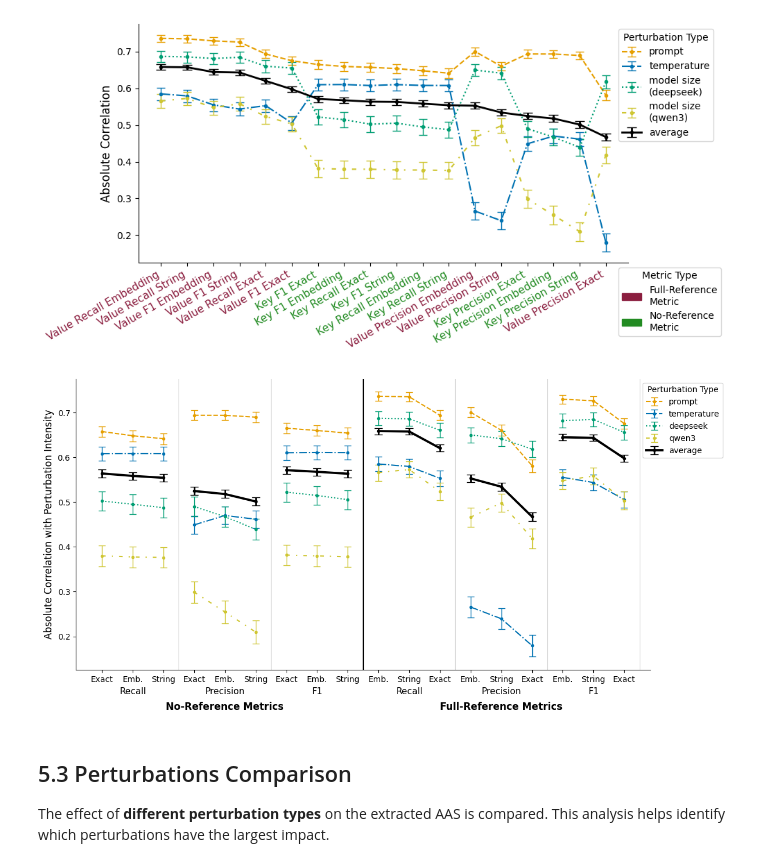
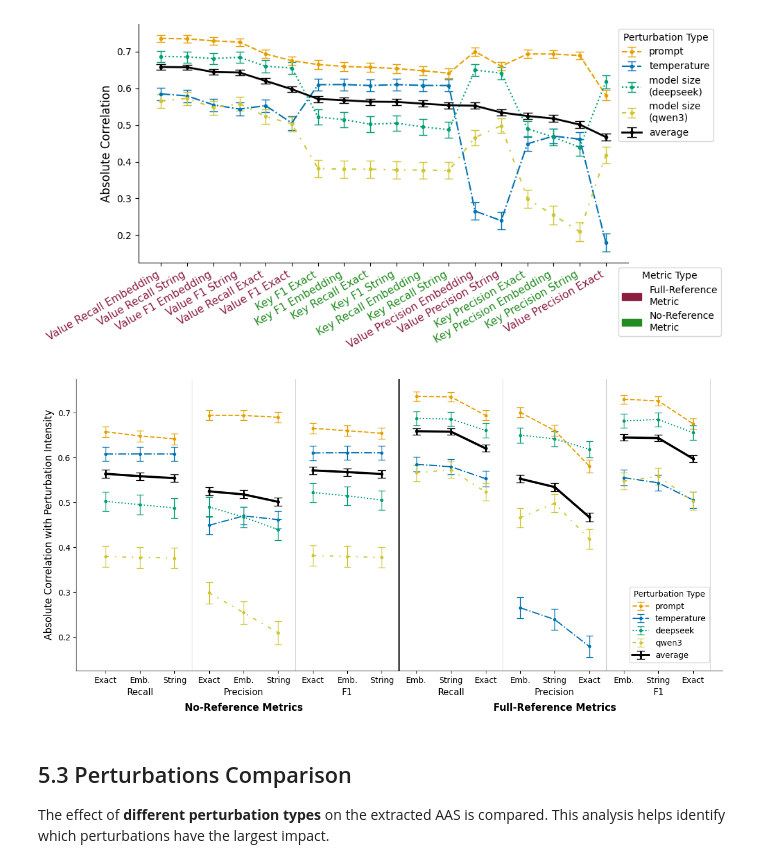
Before and after one commit to janek-gross/experiments, a Jupyter notebook: notebooks/5_Metrics_Evaluation.ipynb, the cells around one changed output. Cells and saved outputs as stored; diff of their text form; code cells hidden in the pictures.

```diff
--- a/notebooks/5_Metrics_Evaluation.ipynb
+++ b/notebooks/5_Metrics_Evaluation.ipynb
@@ -748,36 +766,36 @@ for main_group, subgroups in group_structure.items():
 # -------------------------
 # subgroup lines
 for pos in subgroup_boundaries:
     ax.axvline(pos, color='gray', linewidth=0.8, alpha=0.4)
 
 # main group split (strong line)
 split_index = len(group_structure["No-Reference Metrics"]) * 3
 ax.axvline(split_index - 0.5, color='black', linewidth=1.5)
 
 # -------------------------
 # STYLING
 # -------------------------
 ax.set_ylabel("Absolute Correlation with Perturbation Intensity", fontsize=12)
 # ax.set_title("Metric Performance by Type, Family, and Matching Strategy", fontsize=13)
 
 
 legend = ax.legend(
     title="Perturbation Type",
-    bbox_to_anchor=(0.98, 1),
+    bbox_to_anchor=(0.85, 0.3),
     loc='upper left',
     fontsize=10
 )
 
 
 # clean spines
 ax.spines['top'].set_visible(False)
 ax.spines['right'].set_visible(False)
 
 plt.tight_layout()
-plt.savefig(r"figure4.svg", dpi=300, bbox_inches="tight")
+plt.savefig(r"figure4.pdf", dpi=300, bbox_inches="tight")
 plt.show()
 # %% [output]
-[figure, old version]
+[figure, new version]
 # %% [markdown]
 ## 5.3 Perturbations Comparison
 
```
Also changed, not shown: parts of 1 cell of this notebook, 1 other file.
